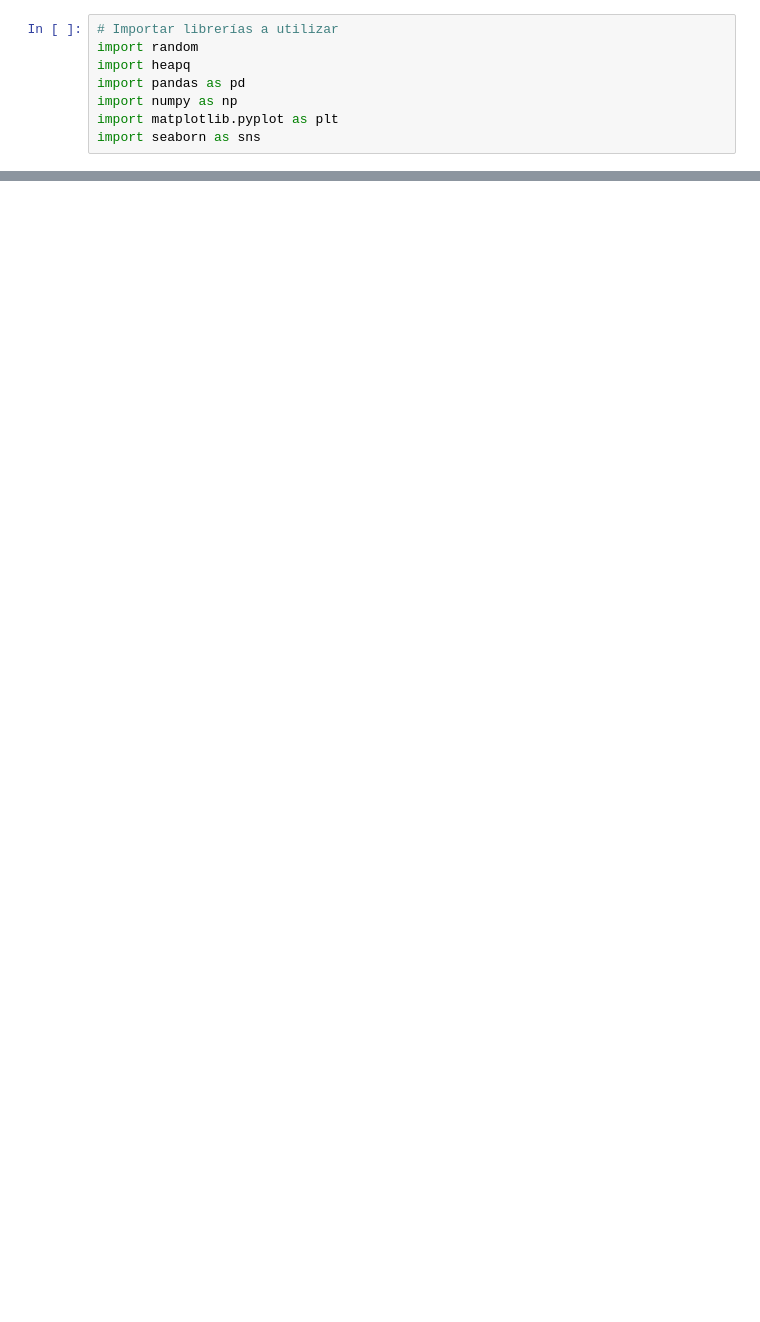
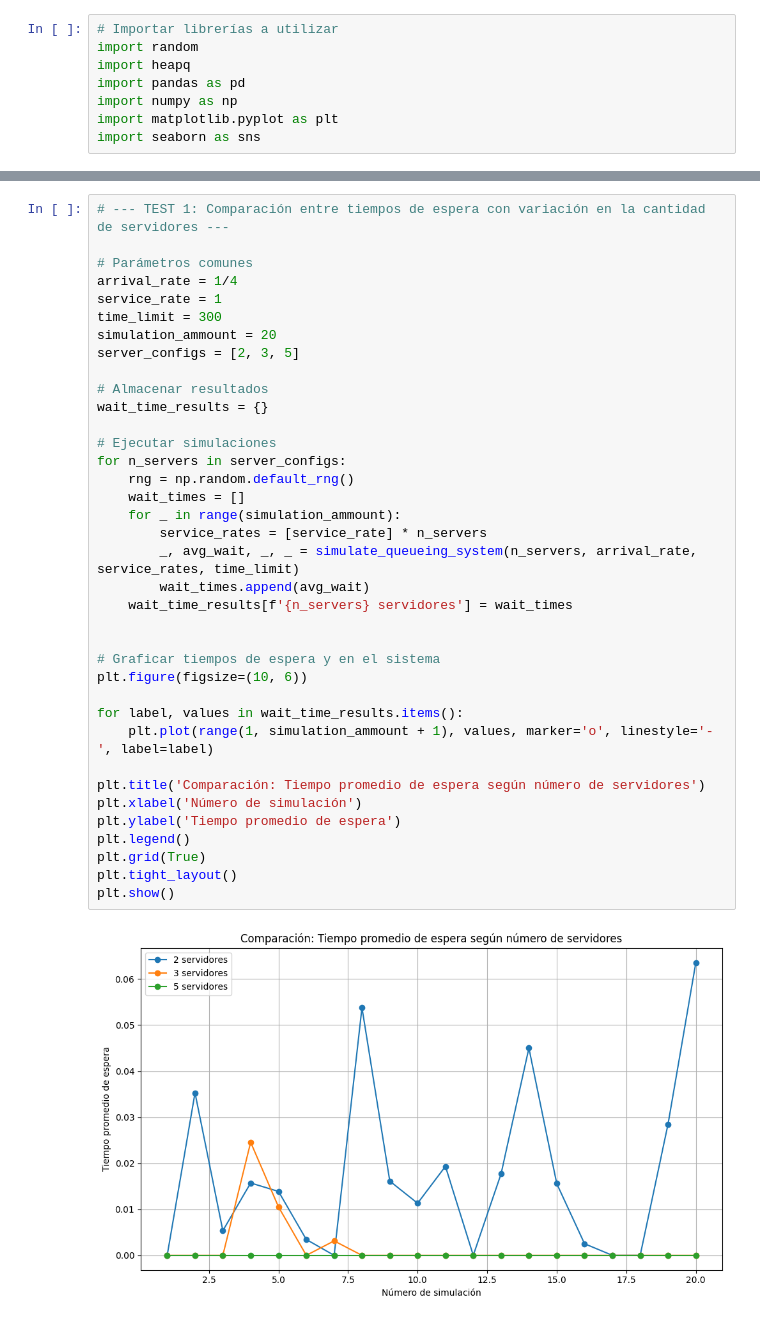
Before and after one commit to HadrianC-hub/SIM-Discrete_Events_Simulation, a Jupyter notebook: simulation.ipynb, the cells around one changed output, grey strips where cells are left out. Cells and saved outputs as stored; diff of their text form; blank space fills up the shorter version.

Commit message:
Added tests

```diff
--- a/simulation.ipynb
+++ b/simulation.ipynb
@@ -120,0 +146,39 @@ def simulate_queueing_system(servers_ammount, arrival_rate, service_time_rates,
+# %%
+# --- TEST 1: Comparación entre tiempos de espera con variación en la cantidad de servidores ---
+
+# Parámetros comunes
+arrival_rate = 1/4
+service_rate = 1
+time_limit = 300
+simulation_ammount = 20
+server_configs = [2, 3, 5]
+
+# Almacenar resultados
+wait_time_results = {}
+
+# Ejecutar simulaciones
+for n_servers in server_configs:
+    rng = np.random.default_rng()
+    wait_times = []
+    for _ in range(simulation_ammount):
+        service_rates = [service_rate] * n_servers
+        _, avg_wait, _, _ = simulate_queueing_system(n_servers, arrival_rate, service_rates, time_limit)
+        wait_times.append(avg_wait)
+    wait_time_results[f'{n_servers} servidores'] = wait_times
+
+
+# Graficar tiempos de espera y en el sistema
+plt.figure(figsize=(10, 6))
+
+for label, values in wait_time_results.items():
+    plt.plot(range(1, simulation_ammount + 1), values, marker='o', linestyle='-', label=label)
+
+plt.title('Comparación: Tiempo promedio de espera según número de servidores')
+plt.xlabel('Número de simulación')
+plt.ylabel('Tiempo promedio de espera')
+plt.legend()
+plt.grid(True)
+plt.tight_layout()
+plt.show()
+# %% [output]
+[figure, added]
```
Also changed, not shown: parts of 23 cells of this notebook.
